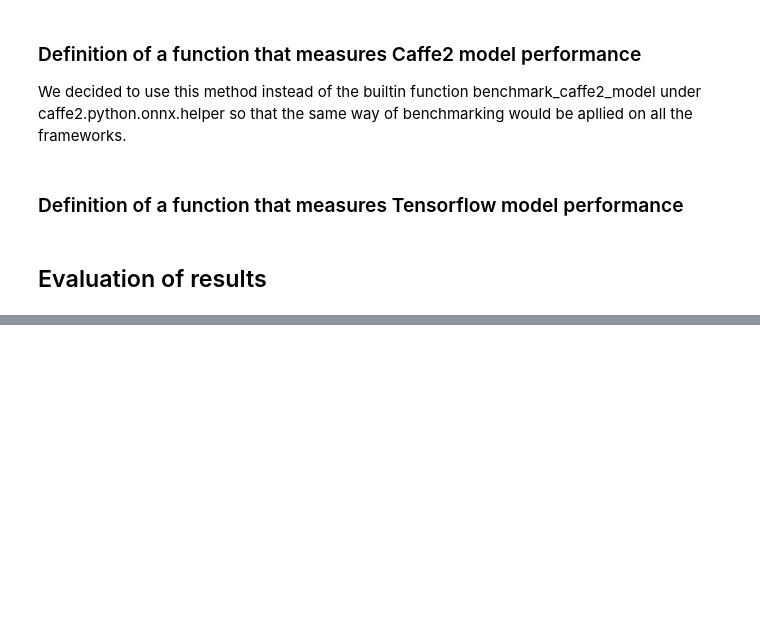
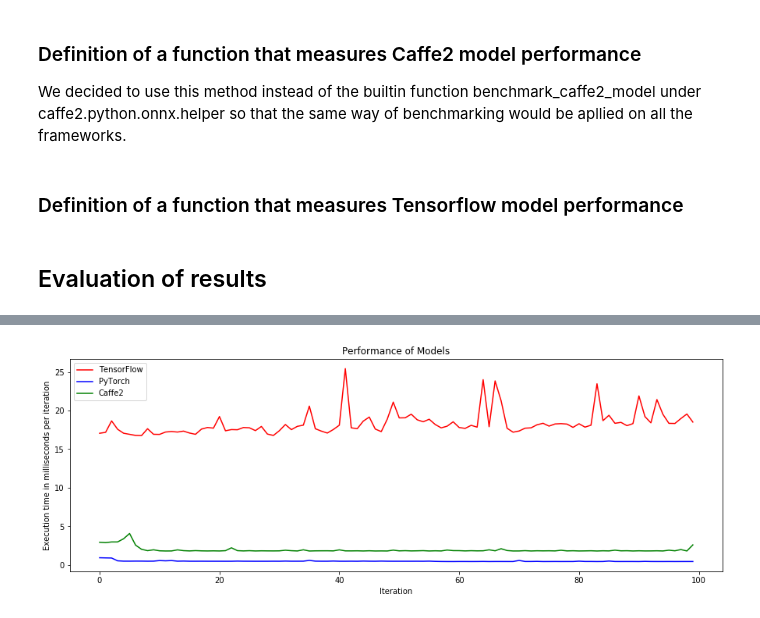
Before and after one commit to marouenez/Correctness_Verification_Performance_Comparison, a Jupyter notebook: CorrectnessVerificationAndPerformanceComparison.ipynb, the cells around one changed output, grey strips where cells are left out. Cells and saved outputs as stored; diff of their text form; code cells hidden in the pictures; blank space fills up the shorter version.

```diff
--- a/CorrectnessVerificationAndPerformanceComparison.ipynb
+++ b/CorrectnessVerificationAndPerformanceComparison.ipynb
@@ -255,0 +306,13 @@ The Tensorflow model execution time per iter is 18.066928386688232 milliseconds,
+# %%
+plt.figure(figsize=(15,5))
+plt.plot(performce_models_dict['tensorflow'], 'r', label= 'TensorFlow')
+plt.plot(performce_models_dict['pytorch'],'b', label= 'PyTorch')
+plt.plot(performce_models_dict['caffe2'],'g', label = 'Caffe2')
+
+plt.ylabel('Execution time in milliseconds per iteration')
+plt.xlabel('Iteration')
+plt.title('Performance of Models')
+plt.legend()
+plt.show()
+# %% [output]
+[figure, added]
```
Also changed, not shown: parts of 11 cells of this notebook, 1 other file.
